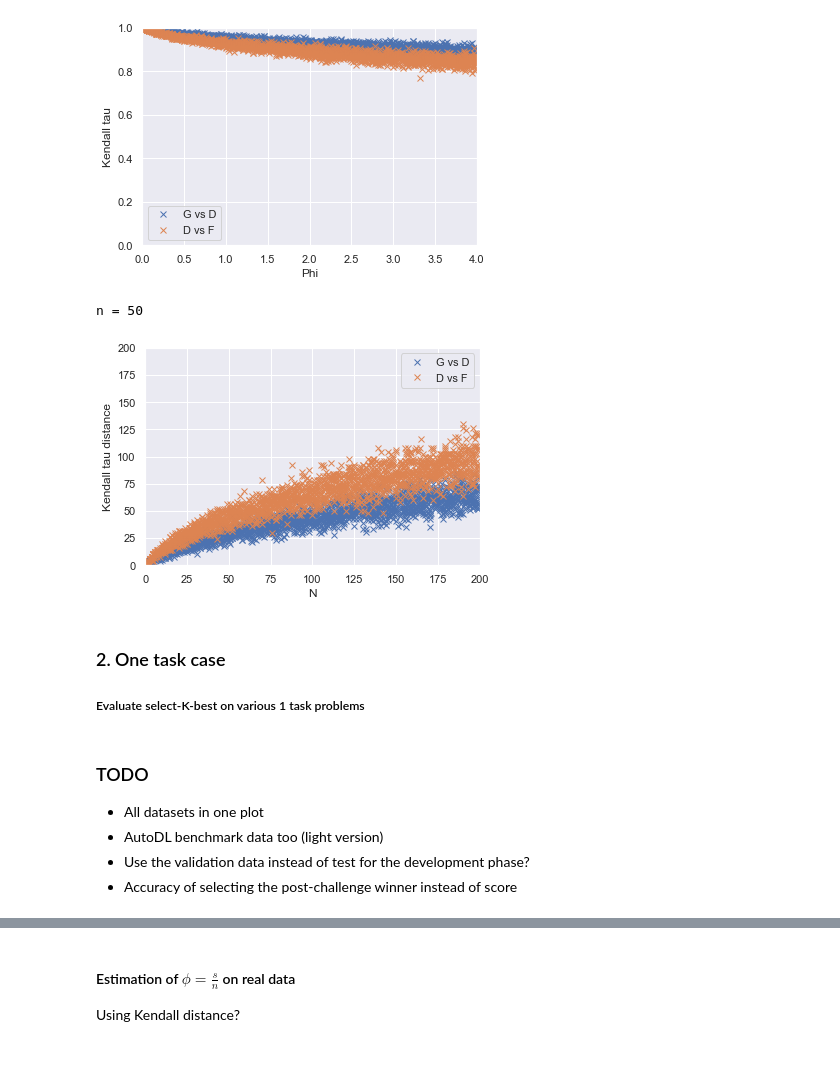
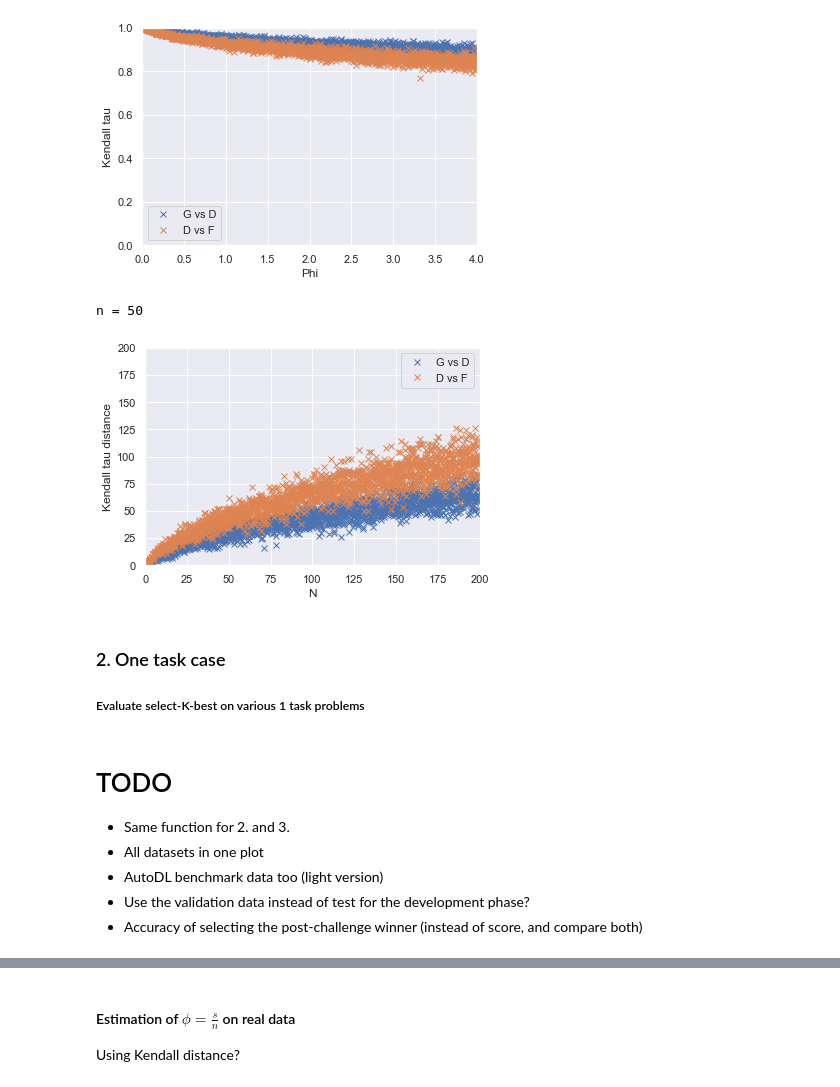
Before and after one commit to Didayolo/automl-conf-2022, a Jupyter notebook: experiments.ipynb, the cells around one changed output, grey strips where cells are left out. Cells and saved outputs as stored; diff of their text form; code cells hidden in the pictures; blank space fills up the shorter version.

```diff
--- a/experiments.ipynb
+++ b/experiments.ipynb
@@ -135,7 +118,7 @@ _approx = []
 _approx_walk = []
 
 # Parameters
-trials = 75000
+trials = 10000
 _n = [5, 10, 15, 20, 25, 30]
 _N = [1, 2, 3, 4, 5, 6, 7, 8, 9, 10]
 
@@ -233,8 +201,8 @@ Here our list represents the ranking, so the k-best are the candidates on the le
 def select_winner(topk, F):
     """ Return the first element from topk in F
     """
-    for e in b:
-        if e in a:
+    for e in F:
+        if e in topk:
             return e
 # %%
 # Data points
@@ -249,7 +217,7 @@ trials = 200 #2500 #5000
 _n = [20] #[5, 10, 15] #, 20, 25, 30]
 _N = [10, 40, 180, 720] #[3, 6, 9, 12, 15] #[1, 2, 3, 4, 5] #, 6, 7, 8, 9, 10]
 
-for n in tqdm(_n): # number of candidates
+for n in _n: # number of candidates
     for N in tqdm(_N):   # number of swaps
         _pk = []
         _k = []
@@ -264,7 +232,6 @@ for n in tqdm(_n): # number of candidates
                 F = g.sample(N=N, n=1)
                 # Select k best
                 winner = select_winner(D[:k], F)
-                #winner = rk.select_best(F[rk.select_k_best(D, k=k, reverse=True)], reverse=True)
                 if winner == 0: # The selection went well
                     count += 1
             _pk.append(count / trials) # Estimated probability of selecting the true winner
@@ -379,43 +332,44 @@ def kendall_tau_distance(order_a, order_b):
 # %%
 print('n = 50')
 _phi = []
 _corr = []
 _corr_df = []
 n = 50
 _N = []
 _log = []
 for N in range(0, 200):
     for _ in range(10): # re-runs
         g = rk.generator.SwapGenerator()
         g.fit(n)
         _N.append(N)
-        _corr.append(kendall_tau_distance(g.sample(), g.sample(N=N)))
-        _corr_df.append(kendall_tau_distance(g.sample(N=N), g.sample(N=N)))
+        _corr.append(rk.kendall_tau_distance(g.sample(), g.sample(N=N)))
+        _corr_df.append(rk.kendall_tau_distance(g.sample(N=N), g.sample(N=N)))
 
 # PLOT
 plt.plot(_N, _corr, 'x', label='G vs D')
 plt.plot(_N, _corr_df, 'x', label='D vs F')
 plt.xlim((0, 200))
 plt.ylim((0, 200))
 plt.xlabel('N')
 plt.ylabel('Kendall tau distance')
 plt.legend()
 plt.show()
 # %% [output]
 n = 50
-[figure, old version]
+[figure, new version]
 # %% [markdown]
 <a id='part2'></a>
 ### 2. One task case
 
 ##### Evaluate select-K-best on various 1 task problems
 # %% [markdown]
-### TODO
+# TODO
 
+- Same function for 2. and 3.
 - All datasets in one plot
 - AutoDL benchmark data too (light version)
 - Use the validation data instead of test for the development phase?
-- Accuracy of selecting the post-challenge winner instead of score
+- Accuracy of selecting the post-challenge winner (instead of score, and compare both)
 # %%
 path = 'data/automl_predictions'
 reference = 'reference'
```
Also changed, not shown: parts of 24 cells of this notebook, 1 other file.
